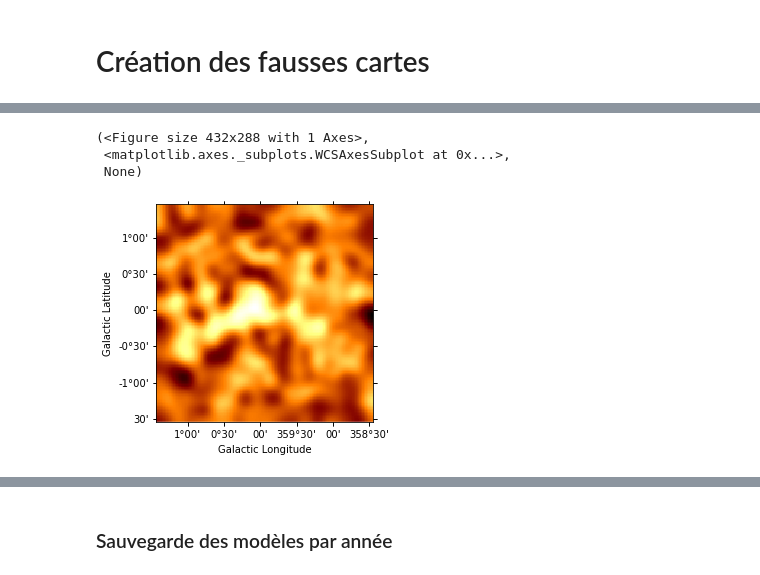
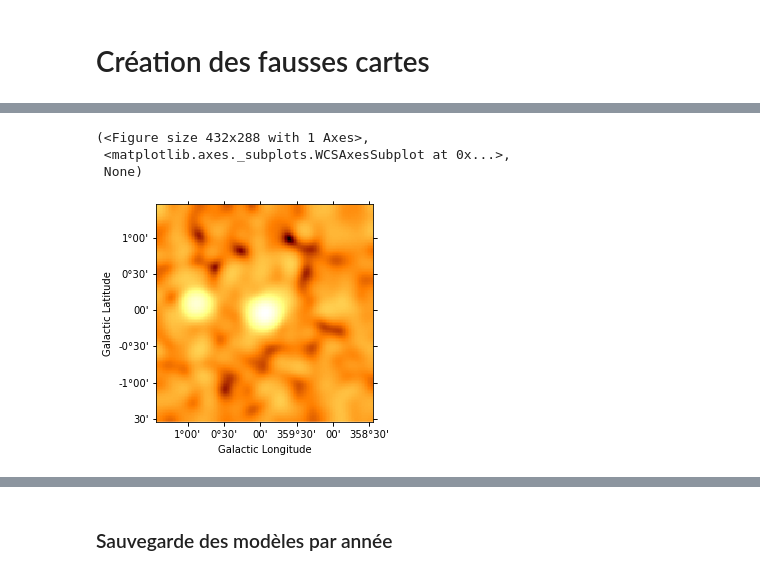
Before and after one commit to SamZouari/hess, a Jupyter notebook: notebooks0.15/analyse3D/simu_evolution_3comp_diffuse.ipynb, the cells around one changed output, grey strips where cells are left out. Drawn from its saved outputs; the diff is of its cells as text; code cells hidden in the pictures.

```diff
--- a/notebooks0.15/analyse3D/simu_evolution_3comp_diffuse.ipynb
+++ b/notebooks0.15/analyse3D/simu_evolution_3comp_diffuse.ipynb
@@ -194,9 +193,9 @@ mapCC = mapCC/CCmax
 mapLSC = mapLSC/LSCmax
 mapDGC = mapDGC/DGCmax
 # %%
-data_combine = 2.68*mapLSC + 4.3*mapDGC + 1.03*mapCC # facteurs pour avoir les bons ratios sur les max d'amplitude
+data_combine =  4.3*mapDGC# + 1.03*mapCC + 2.68*mapLSC # facteurs pour avoir les bons ratios sur les max d'amplitude
 
-#data_combine /= np.sum(data_combine)
+data_combine /= np.sum(data_combine)
 # %%
 carte = Map.from_geom(geom2d)
 carte.quantity = data_combine
@@ -307,17 +318,16 @@ $[[34.764705,~34.764705,~34.764705,~\dots,~34.764705,~34.764705,~0],~
 # %%
 for year in range(2004,2020):
-    mapdataset_dict[year].models = model_diff.copy()#model.copy() + modelG09.copy()+
+    mapdataset_dict[year].models = model.copy() + modelG09.copy() + model_diff.copy()
     mapdataset_dict[year].fake() #le problème est là, la fonction fake crée une carte de coups sans emission diffuse apparente
-
-    # problème : quand on regarde les donnée, il n'y a pas de coups correcpondants au diffus,
-    # soit c'est la fonction fake qui déconne (oui), soit il manque un (gros) facteur multiplicatif pour model_diff (non)
 # %%
+# Affichage de la carte des coups moins le fond (sachant qu'ici ce sont les faux coups obtenus par la méthode .fake())
+
 count = mapdataset_dict[2004].counts
 bkg = mapdataset_dict[2004].background_model.evaluate()
-excess = count - bkg
-excess.sum_over_axes().cutout(src_pos,3*u.deg).smooth('0.1 deg').plot()
+excess = count-bkg
+excess.sum_over_axes().cutout(src_pos,3*u.deg).smooth('0.1 deg').plot(stretch='log')
 # %% [output]
 (<Figure size 432x288 with 1 Axes>,
  <matplotlib.axes._subplots.WCSAxesSubplot at 0x...>,
  None)
-[figure, old version]
+[figure, new version]
```
Also changed, not shown: parts of 31 cells of this notebook, 4 other files.
